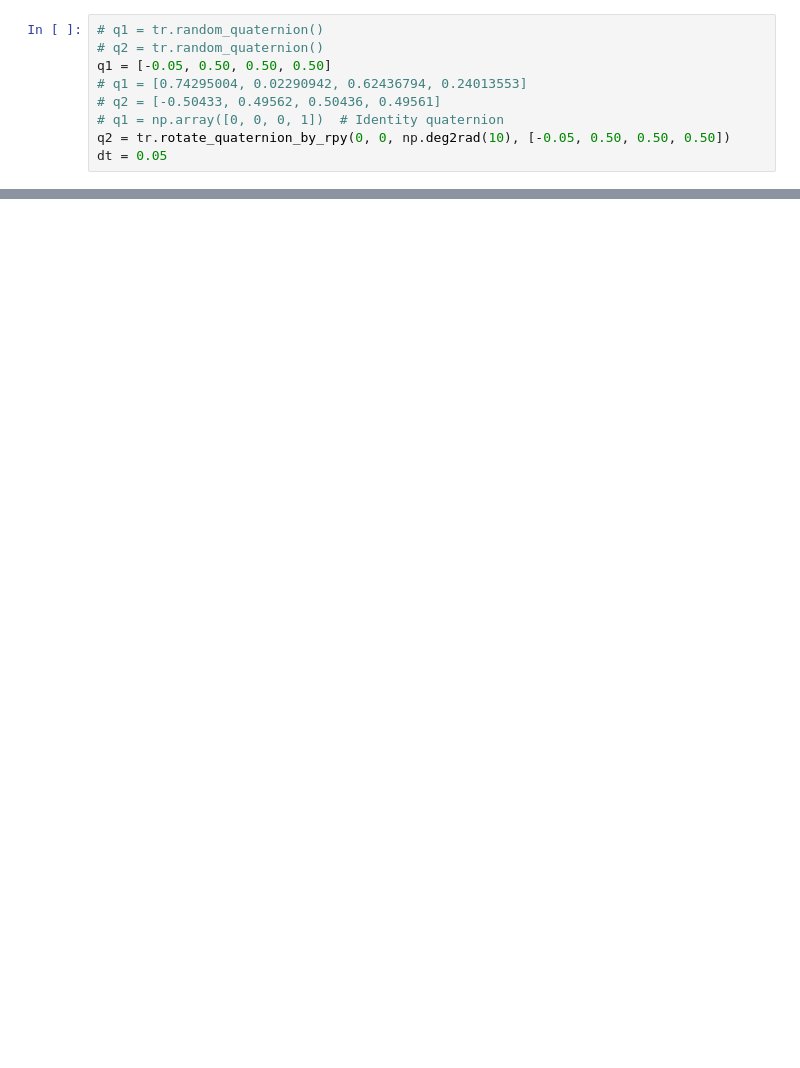
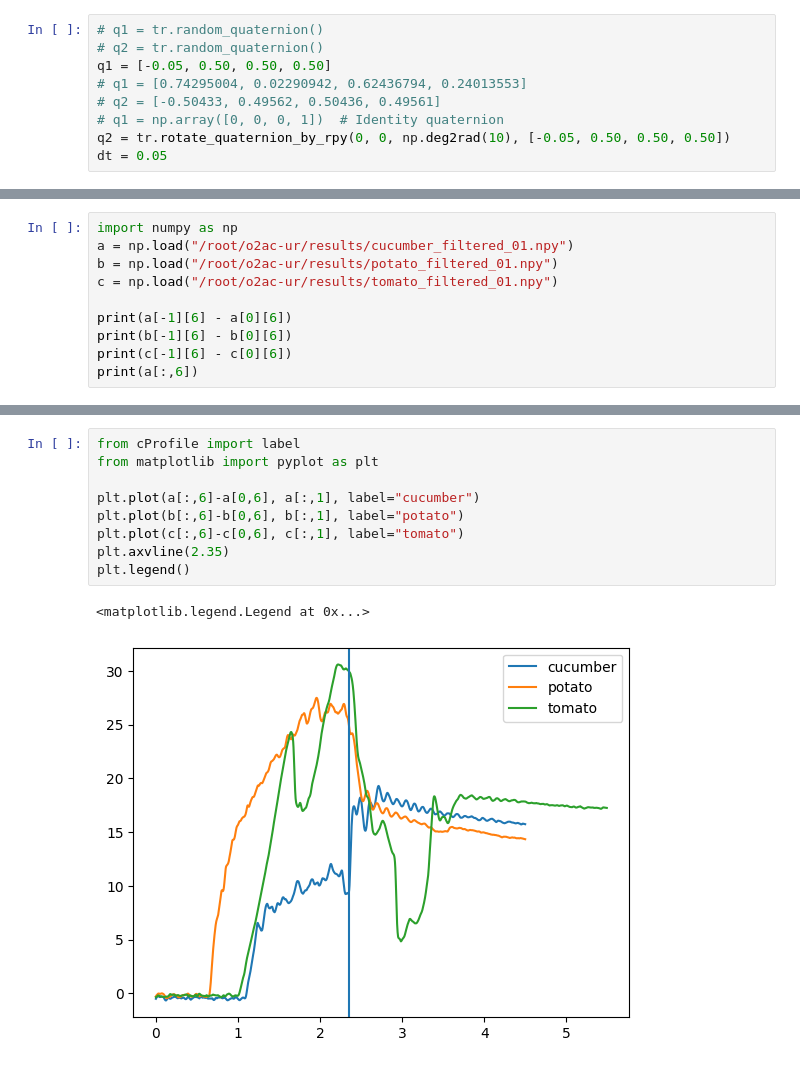
Before and after one commit to cambel/ur3, a Jupyter notebook: ur3e_openai/scripts/test.ipynb, the cells around one changed output, grey strips where cells are left out. Cells and saved outputs as stored; diff of their text form; blank space fills up the shorter version.

```diff
--- a/ur3e_openai/scripts/test.ipynb
+++ b/ur3e_openai/scripts/test.ipynb
@@ -158,0 +144,10 @@ NameError: name 'angular_velocity' is not defined
+# %%
+import numpy as np
+a = np.load("/root/o2ac-ur/results/cucumber_filtered_01.npy")
+b = np.load("/root/o2ac-ur/results/potato_filtered_01.npy")
+c = np.load("/root/o2ac-ur/results/tomato_filtered_01.npy")
+
+print(a[-1][6] - a[0][6])
+print(b[-1][6] - b[0][6])
+print(c[-1][6] - c[0][6])
+print(a[:,6])
@@ -158,0 +176,12 @@ NameError: name 'angular_velocity' is not defined
+# %%
+from cProfile import label
+from matplotlib import pyplot as plt
+
+plt.plot(a[:,6]-a[0,6], a[:,1], label="cucumber")
+plt.plot(b[:,6]-b[0,6], b[:,1], label="potato")
+plt.plot(c[:,6]-c[0,6], c[:,1], label="tomato")
+plt.axvline(2.35)
+plt.legend()
+# %% [output]
+<matplotlib.legend.Legend at 0x...>
+[figure, added]
```
Also changed, not shown: parts of 11 cells of this notebook, 2 other files.
